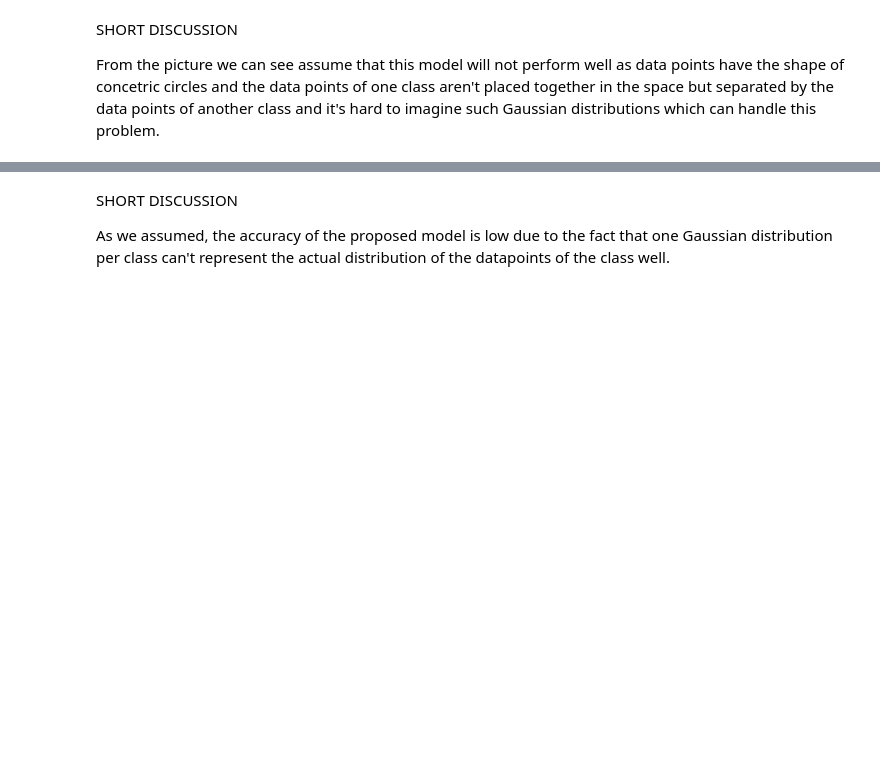
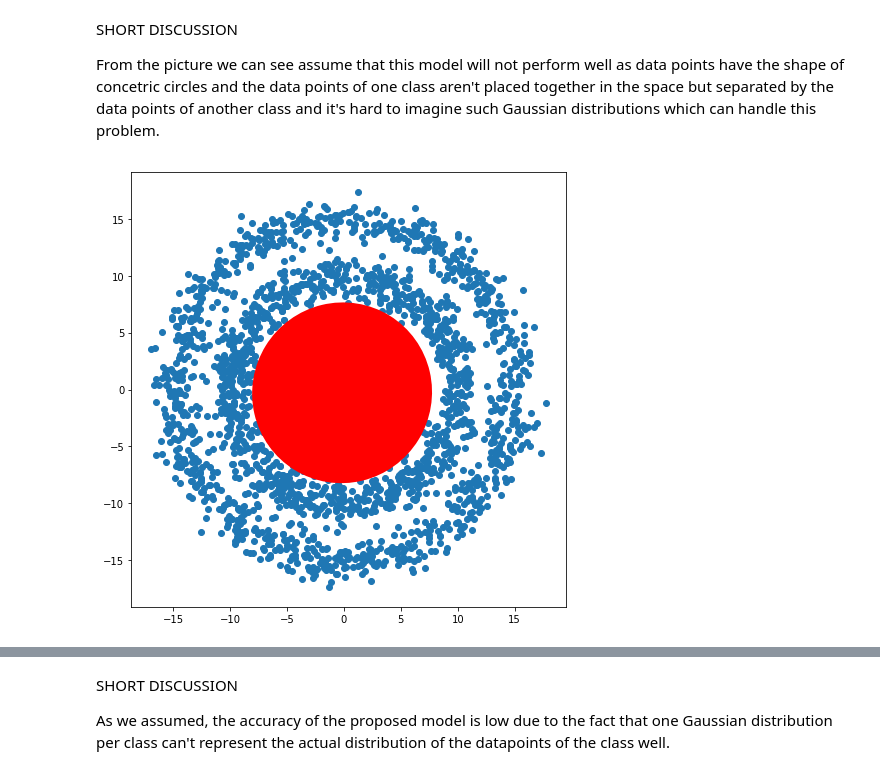
Before and after one commit to melaanya/twente-aml, a Jupyter notebook: labs/lab2/lab2_em.ipynb, the cells around one changed output, grey strips where cells are left out. Drawn from its saved outputs; the diff is of its cells as text; code cells hidden in the pictures; blank space fills up the shorter version.

```diff
--- a/labs/lab2/lab2_em.ipynb
+++ b/labs/lab2/lab2_em.ipynb
@@ -172,3 +144,30 @@ y_pred = classify(testData, mean_0, cov_0, mean_1, cov_1)
+# %%
+classes = 2
+priors = np.zeros(classes)
+mu = np.zeros((classes, classes))
+sigma = np.zeros((2, classes, classes))
+
+for i in range(classes):
+    class_data = trainData[trainLab == i]
+    priors[i] = float(len(class_data)) / len(trainLab)
+    mu[i], sigma[i] = norm_param(class_data)
+
+y_pred = classify(testData, mu, sigma)
+# %%
+# visualisation of trained models
+
+fig = plt.gcf()
+plt.clf()
+ax = fig.add_subplot(111, aspect='equal')
+plt.scatter(data[:,0],data[:,1])
+for m in range(classes):
+    [val,vect] = np.linalg.eig(sigma[m])
+    e = Ellipse(xy=mu[m], width=2*np.sqrt(val[0]), height=2*np.sqrt(val[1]), angle=180*np.arctan2(vect[0,0],vect[1,0])/np.pi)
+    e.set_facecolor([1,0,0])
+    ax.add_artist(e)
+plt.show()
+# %% [output]
+[figure, added]
 # %%
 acc = accuracy_score(testLab, y_pred)
 conf_matrix = confusion_matrix(testLab, y_pred)
```
Also changed, not shown: parts of 21 cells of this notebook.
